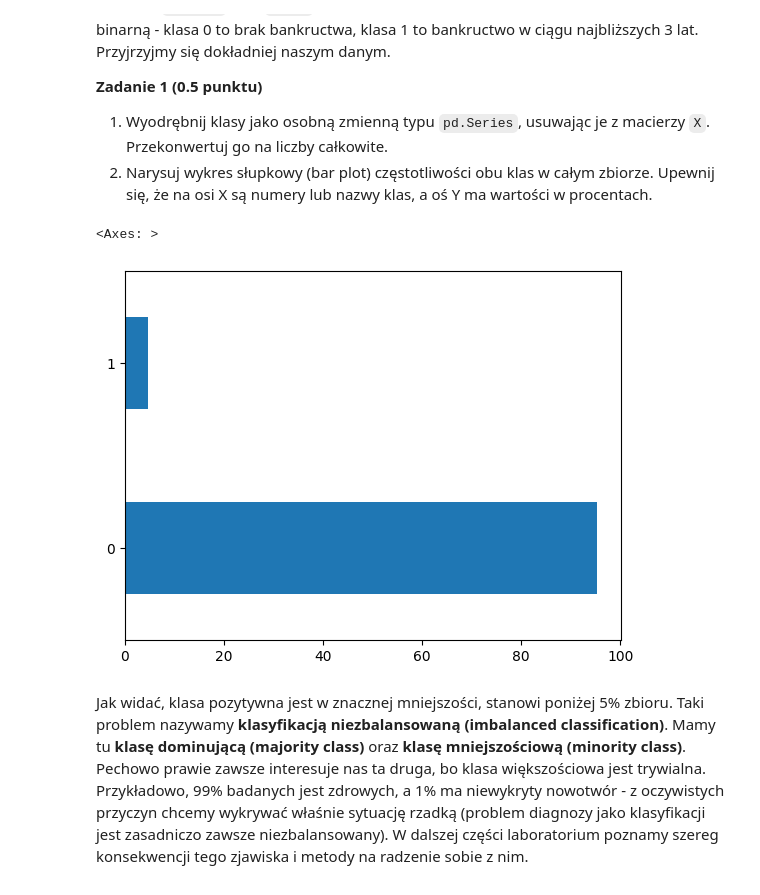
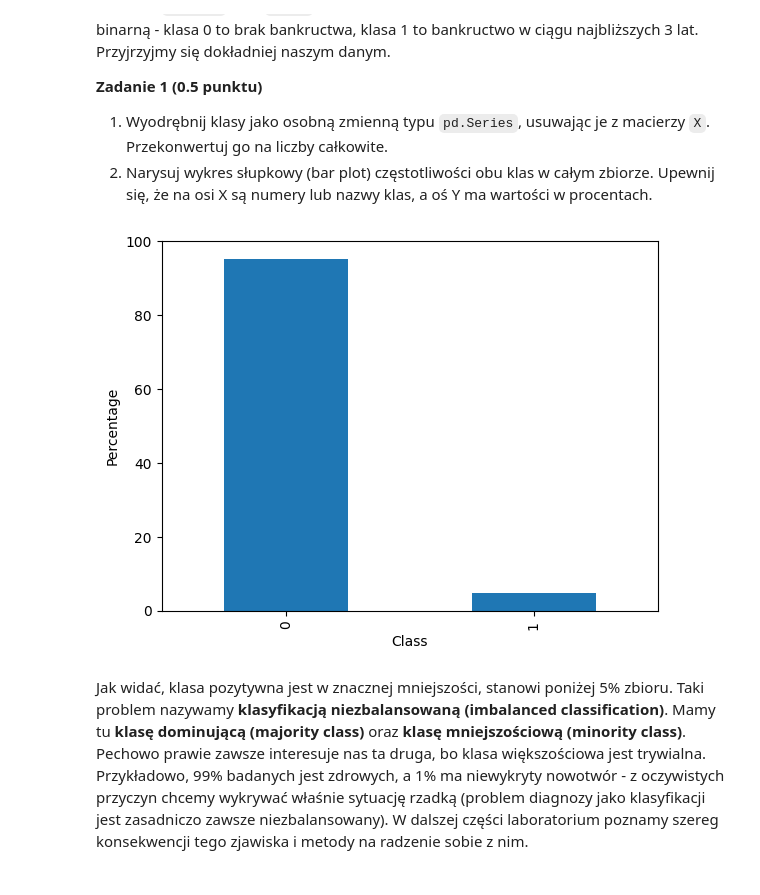
Before and after one commit to michal200292/Introduction-to-AI, a Jupyter notebook: lab2/lab_2.ipynb, the cells around one changed output. Saved outputs shown, nothing was run; the diff lists cells and outputs as text; code cells hidden in the pictures.

```diff
--- a/lab2/lab_2.ipynb
+++ b/lab2/lab_2.ipynb
@@ -106,15 +107,15 @@ DataFrame zawiera 64 atrybuty numeryczne o zróżnicowanych rozkładach wartośc
 1. Wyodrębnij klasy jako osobną zmienną typu `pd.Series`, usuwając je z macierzy `X`. Przekonwertuj go na liczby całkowite.
 2. Narysuj wykres słupkowy (bar plot) częstotliwości obu klas w całym zbiorze. Upewnij się, że na osi X są numery lub nazwy klas, a oś Y ma wartości w procentach.
 # %%
-# your_code
 y = X.pop("class")
 y = y.astype('int')
 value_count = y.value_counts()
 value_count = (value_count / y.shape[0]) * 100
-value_count.plot.barh()
+ax = value_count.plot.bar()
+ax.set_xlabel("Class")
+ax.set_ylabel("Percentage");
 # %% [output]
-<Axes: >
-[figure, old version]
+[figure, new version]
 # %% [markdown]
 Jak widać, klasa pozytywna jest w znacznej mniejszości, stanowi poniżej 5% zbioru. Taki problem nazywamy **klasyfikacją niezbalansowaną (imbalanced classification)**. Mamy tu **klasę dominującą (majority class)** oraz **klasę mniejszościową (minority class)**. Pechowo prawie zawsze interesuje nas ta druga, bo klasa większościowa jest trywialna. Przykładowo, 99% badanych jest zdrowych, a 1% ma niewykryty nowotwór - z oczywistych przyczyn chcemy wykrywać właśnie sytuację rzadką (problem diagnozy jako klasyfikacji jest zasadniczo zawsze niezbalansowany). W dalszej części laboratorium poznamy szereg konsekwencji tego zjawiska i metody na radzenie sobie z nim.
 
```
Also changed, not shown: parts of 54 cells of this notebook, 5 other files.
